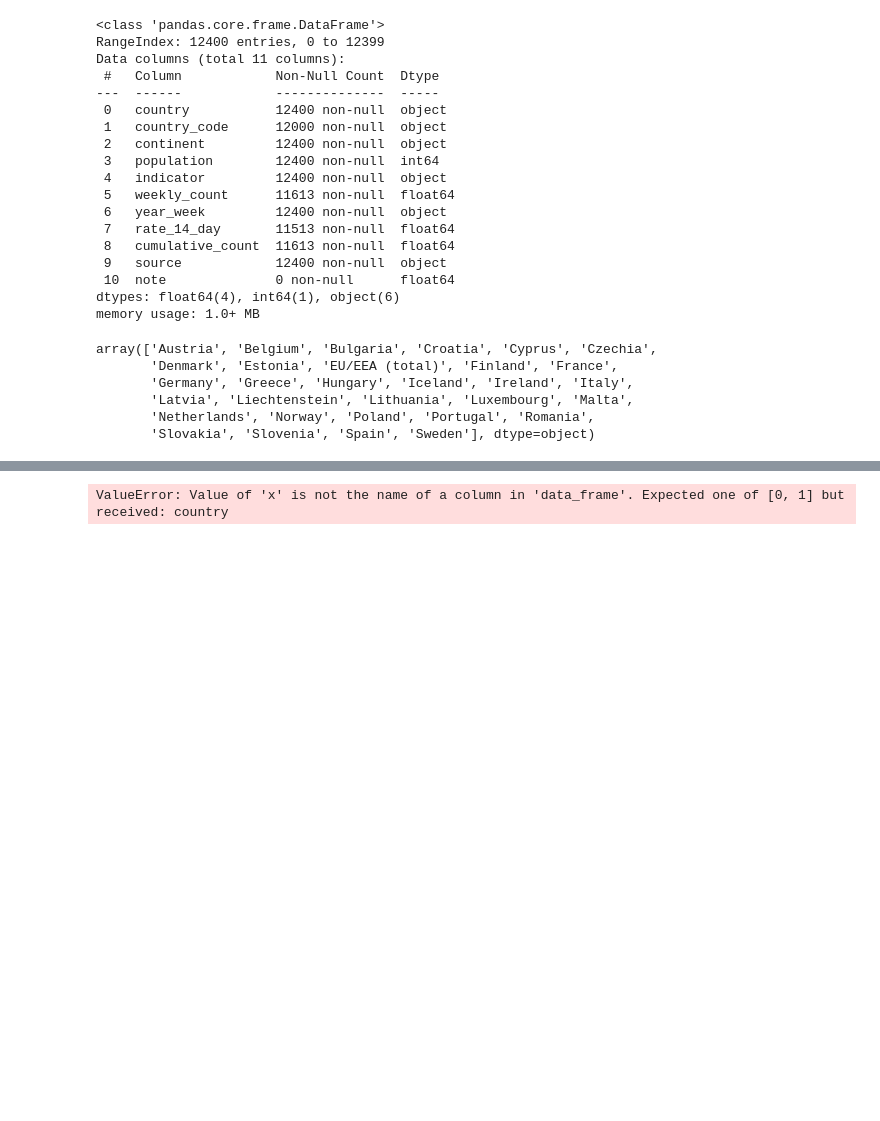
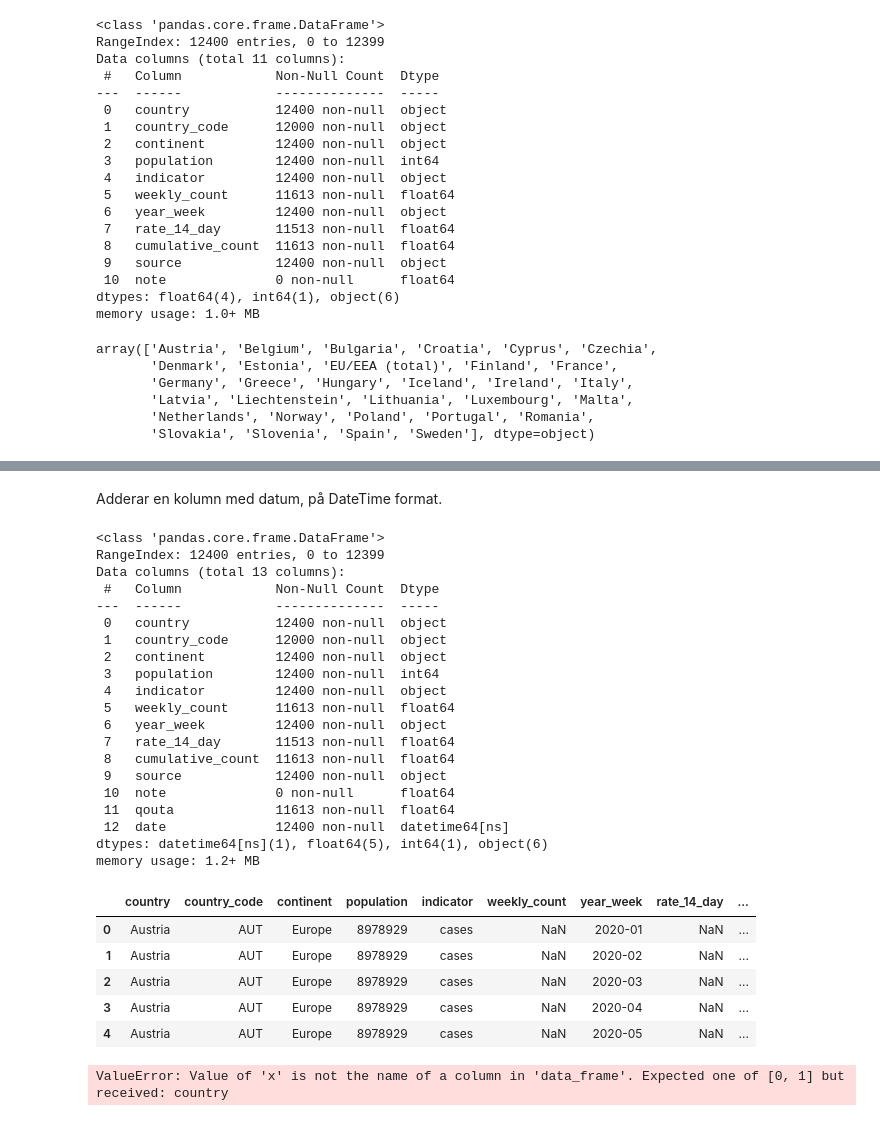
Before and after one commit to dancla240/Databehandling_Daniel_Claesson, a Jupyter notebook: Lab1/Lab1_Daniel_Claesson.ipynb, the cells around one changed output, grey strips where cells are left out. Cells and saved outputs as stored; diff of their text form; code cells hidden in the pictures; blank space fills up the shorter version.

Commit message:
Exercise 4: Added graph on qouta deaths per country. Started work to extract date.

```diff
--- a/Lab1/Lab1_Daniel_Claesson.ipynb
+++ b/Lab1/Lab1_Daniel_Claesson.ipynb
@@ -682,7 +681,8 @@ Idéer för KPI'er och analys:
 - Visa som en animering: x-axeln andel fall, y-axeln andel döda. Per land.
 - Någon form av karta, tex antal och/eller andel avlidna per land.
 # %%
-ecdc_df = pd.read_csv("../Data/ECDC_data.csv", parse_dates=['year_week'], date_format='%Y-%w')
+#ecdc_df = pd.read_csv("../Data/ECDC_data.csv", parse_dates=['year_week'], date_format='%Y-%w')
+ecdc_df = pd.read_csv("../Data/ECDC_data.csv", parse_dates=['year_week'])
 ecdc_df.head(10)
 # %% [output]
 |  | country | country_code | continent | population | indicator | weekly_count | year_week | rate_14_day | ... |
@@ -726,7 +726,3 @@ array(['Austria', 'Belgium', 'Bulgaria', 'Croatia', 'Cyprus', 'Czechia',
        'Latvia', 'Liechtenstein', 'Lithuania', 'Luxembourg', 'Malta',
        'Netherlands', 'Norway', 'Poland', 'Portugal', 'Romania',
        'Slovakia', 'Slovenia', 'Spain', 'Sweden'], dtype=object)
-# %%
-#ecdc_df['year_week'] = ecdc_df['year_week'] + "-1" # Adderar en dag, så att jag i nästa steg kan göra om till DateTime format.
-ecdc_df['year_week'] = pd.to_datetime(ecdc_df['year_week'], format="%G-%V-%u")
-ecdc_df.head()
@@ -825,0 +754,33 @@ px.choropleth(filter_dropped,
+# %% [markdown]
+Adderar en kolumn med datum, på DateTime format.
+# %%
+ecdc_df['date'] = pd.to_datetime(ecdc_df['year_week'] + "-1", format='%G-%V-%u')
+ecdc_df.info()
+ecdc_df.head()
+# %% [output]
+<class 'pandas.core.frame.DataFrame'>
+RangeIndex: 12400 entries, 0 to 12399
+Data columns (total 13 columns):
+ #   Column            Non-Null Count  Dtype
+---  ------            --------------  -----
+ 0   country           12400 non-null  object
+ 1   country_code      12000 non-null  object
+ 2   continent         12400 non-null  object
+ 3   population        12400 non-null  int64
+ 4   indicator         12400 non-null  object
+ 5   weekly_count      11613 non-null  float64
+ 6   year_week         12400 non-null  object
+ 7   rate_14_day       11513 non-null  float64
+ 8   cumulative_count  11613 non-null  float64
+ 9   source            12400 non-null  object
+ 10  note              0 non-null      float64
+ 11  qouta             11613 non-null  float64
+ 12  date              12400 non-null  datetime64[ns]
+dtypes: datetime64[ns](1), float64(5), int64(1), object(6)
+memory usage: 1.2+ MB
+|  | country | country_code | continent | population | indicator | weekly_count | year_week | rate_14_day | ... |
+| 0 | Austria | AUT | Europe | 8978929 | cases | NaN | 2020-01 | NaN | ... |
+| 1 | Austria | AUT | Europe | 8978929 | cases | NaN | 2020-02 | NaN | ... |
+| 2 | Austria | AUT | Europe | 8978929 | cases | NaN | 2020-03 | NaN | ... |
+| 3 | Austria | AUT | Europe | 8978929 | cases | NaN | 2020-04 | NaN | ... |
+| 4 | Austria | AUT | Europe | 8978929 | cases | NaN | 2020-05 | NaN | ... |
```
Also changed, not shown: parts of 11 cells of this notebook.
